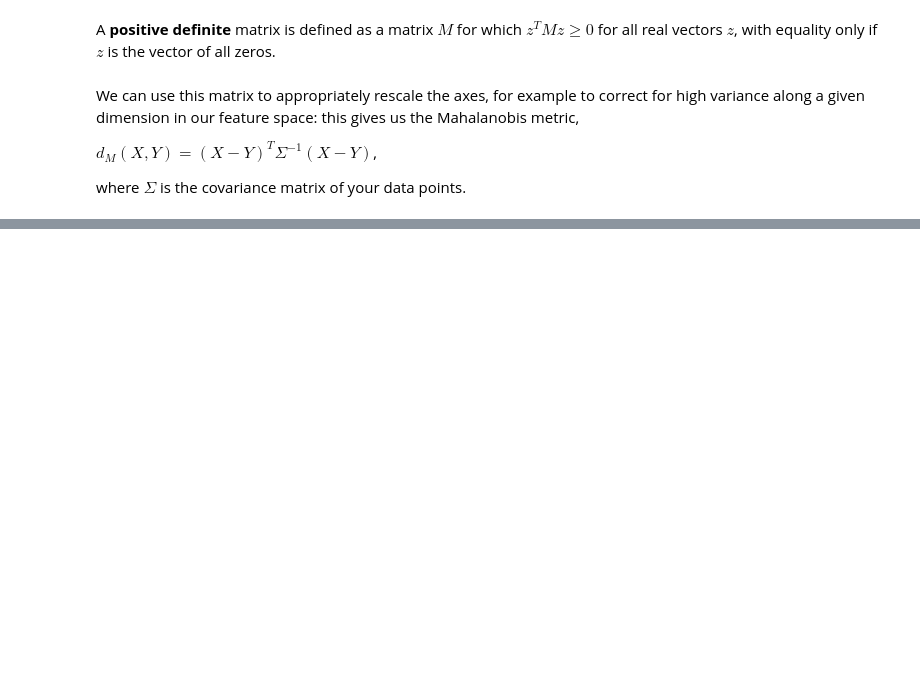
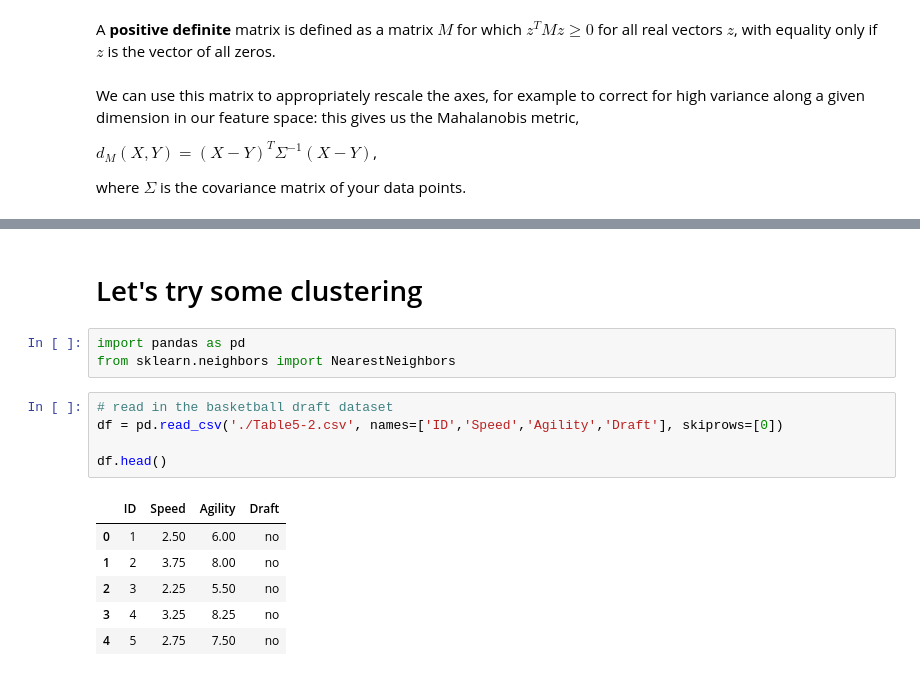
Before and after one commit to squishbug/DataScienceProgramming, a Jupyter notebook: 11-Similarity-Based-Learning/SimilarityBased.ipynb, the cells around one changed output, grey strips where cells are left out. Drawn from its saved outputs; the diff is of its cells as text; blank space fills up the shorter version.

```diff
--- a/11-Similarity-Based-Learning/SimilarityBased.ipynb
+++ b/11-Similarity-Based-Learning/SimilarityBased.ipynb
@@ -92,0 +99,17 @@ where $\Sigma$ is the covariance matrix of your data points.
+# %% [markdown]
+# Let's try some clustering
+# %%
+import pandas as pd
+from sklearn.neighbors import NearestNeighbors
+# %%
+# read in the basketball draft dataset
+df = pd.read_csv('./Table5-2.csv', names=['ID','Speed','Agility','Draft'], skiprows=[0])
+
+df.head()
+# %% [output]
+|  | ID | Speed | Agility | Draft |
+| 0 | 1 | 2.50 | 6.00 | no |
+| 1 | 2 | 3.75 | 8.00 | no |
+| 2 | 3 | 2.25 | 5.50 | no |
+| 3 | 4 | 3.25 | 8.25 | no |
+| 4 | 5 | 2.75 | 7.50 | no |
```
Also changed, not shown: parts of 15 cells of this notebook, 1 other file.
